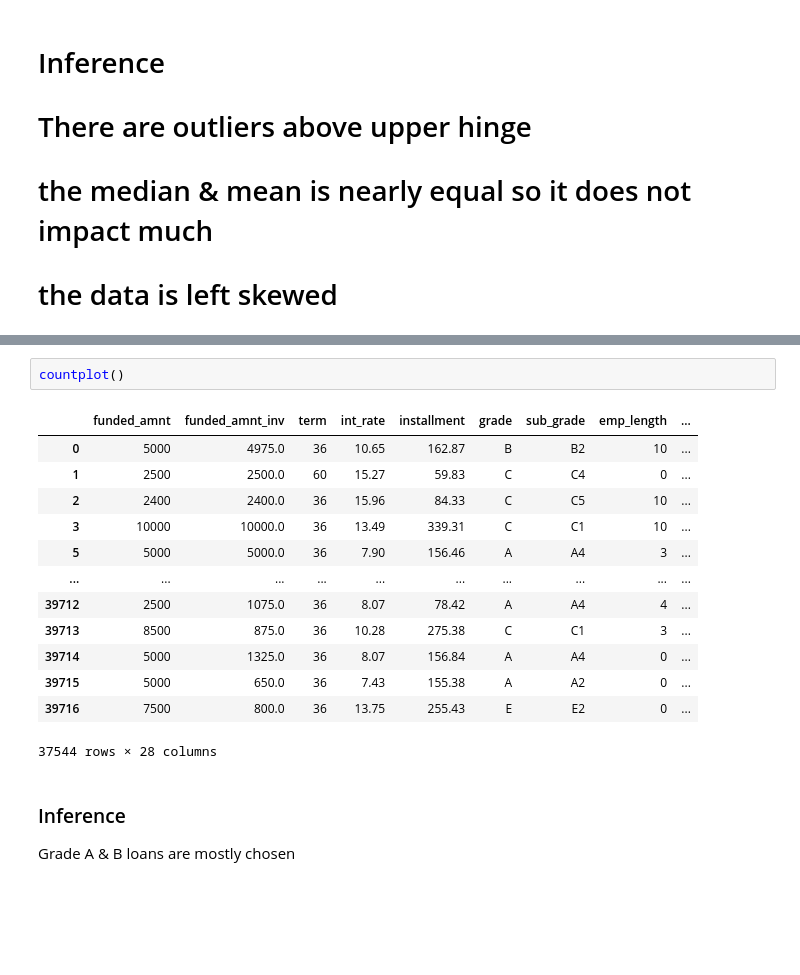
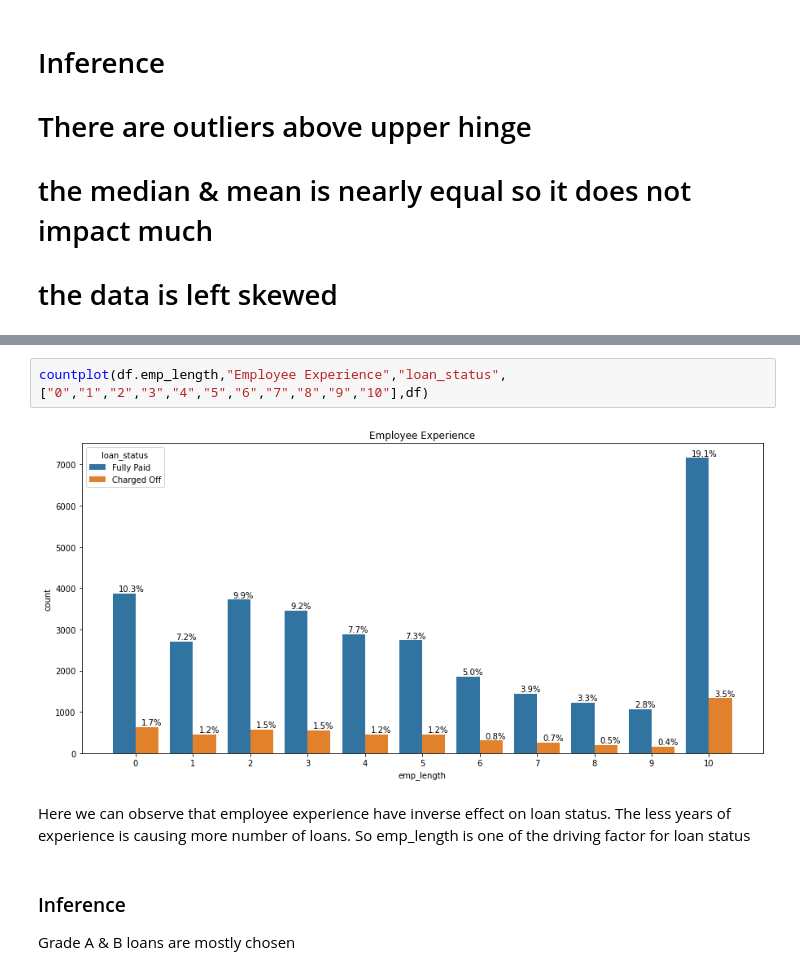
Before and after one commit to bakhortech/LendingClubCaseStudy, a Jupyter notebook: LendingClubCS.ipynb, the cells around one changed output, grey strips where cells are left out. Cells and saved outputs as stored; diff of their text form; blank space fills up the shorter version.

```diff
--- a/LendingClubCS.ipynb
+++ b/LendingClubCS.ipynb
@@ -454,19 +457,9 @@ countplot(df.sub_grade,"Sub_Grade",None,df.sub_grade.value_counts().index,df)
-# %%
-countplot()
-# %% [output]
-|  | funded_amnt | funded_amnt_inv | term | int_rate | installment | grade | sub_grade | emp_length | ... |
-| 0 | 5000 | 4975.0 | 36 | 10.65 | 162.87 | B | B2 | 10 | ... |
-| 1 | 2500 | 2500.0 | 60 | 15.27 | 59.83 | C | C4 | 0 | ... |
-| 2 | 2400 | 2400.0 | 36 | 15.96 | 84.33 | C | C5 | 10 | ... |
-| 3 | 10000 | 10000.0 | 36 | 13.49 | 339.31 | C | C1 | 10 | ... |
-| 5 | 5000 | 5000.0 | 36 | 7.90 | 156.46 | A | A4 | 3 | ... |
-| ... | ... | ... | ... | ... | ... | ... | ... | ... | ... |
-| 39712 | 2500 | 1075.0 | 36 | 8.07 | 78.42 | A | A4 | 4 | ... |
-| 39713 | 8500 | 875.0 | 36 | 10.28 | 275.38 | C | C1 | 3 | ... |
-| 39714 | 5000 | 1325.0 | 36 | 8.07 | 156.84 | A | A4 | 0 | ... |
-| 39715 | 5000 | 650.0 | 36 | 7.43 | 155.38 | A | A2 | 0 | ... |
-| 39716 | 7500 | 800.0 | 36 | 13.75 | 255.43 | E | E2 | 0 | ... |
-37544 rows × 28 columns
+# %%
+countplot(df.emp_length,"Employee Experience","loan_status",["0","1","2","3","4","5","6","7","8","9","10"],df)
+# %% [output]
+[figure, added]
+# %% [markdown]
+Here we can observe that employee experience have inverse effect on loan status. The less years of experience is causing more number of loans. So emp_length is one of the driving factor for loan status
 # %% [markdown]
 ### Inference
 Grade A & B loans are mostly chosen
```
Also changed, not shown: parts of 25 cells of this notebook, 6 other files.
